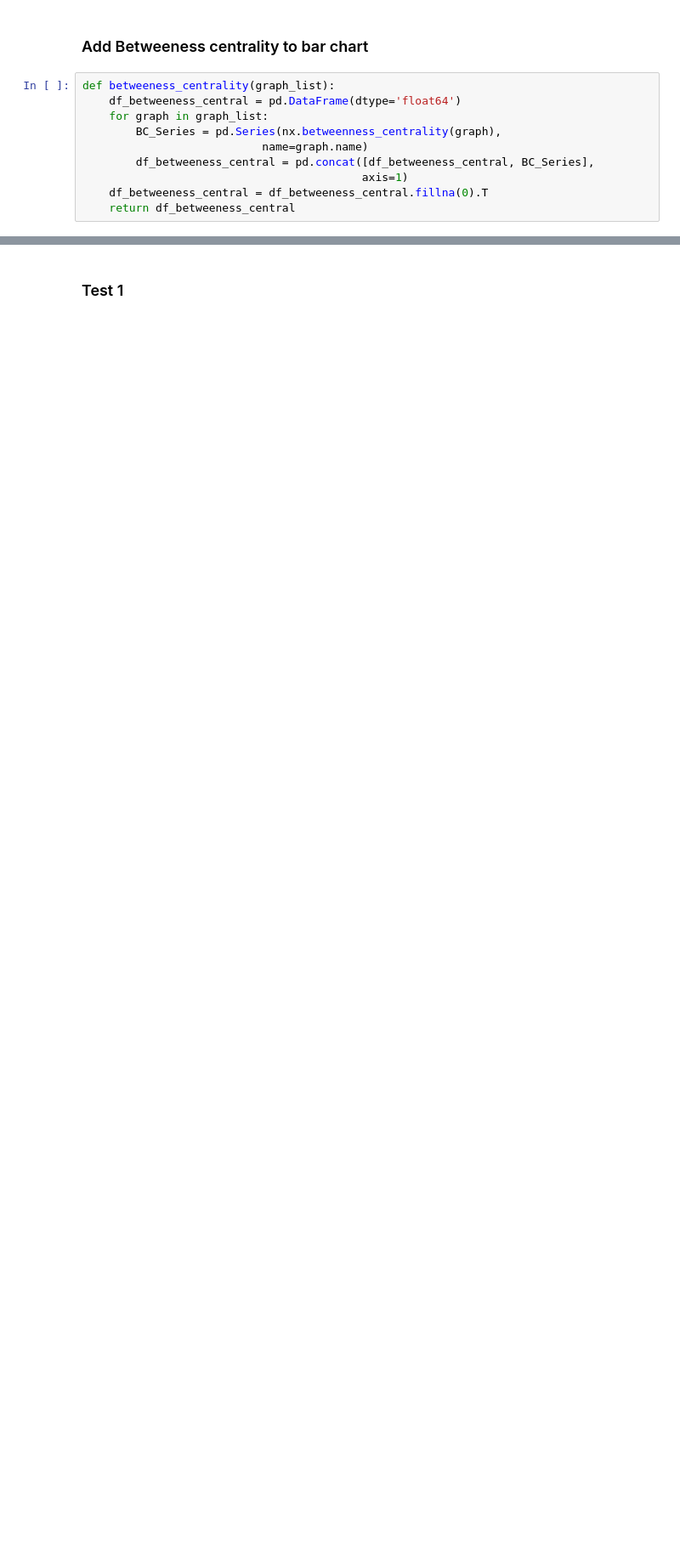
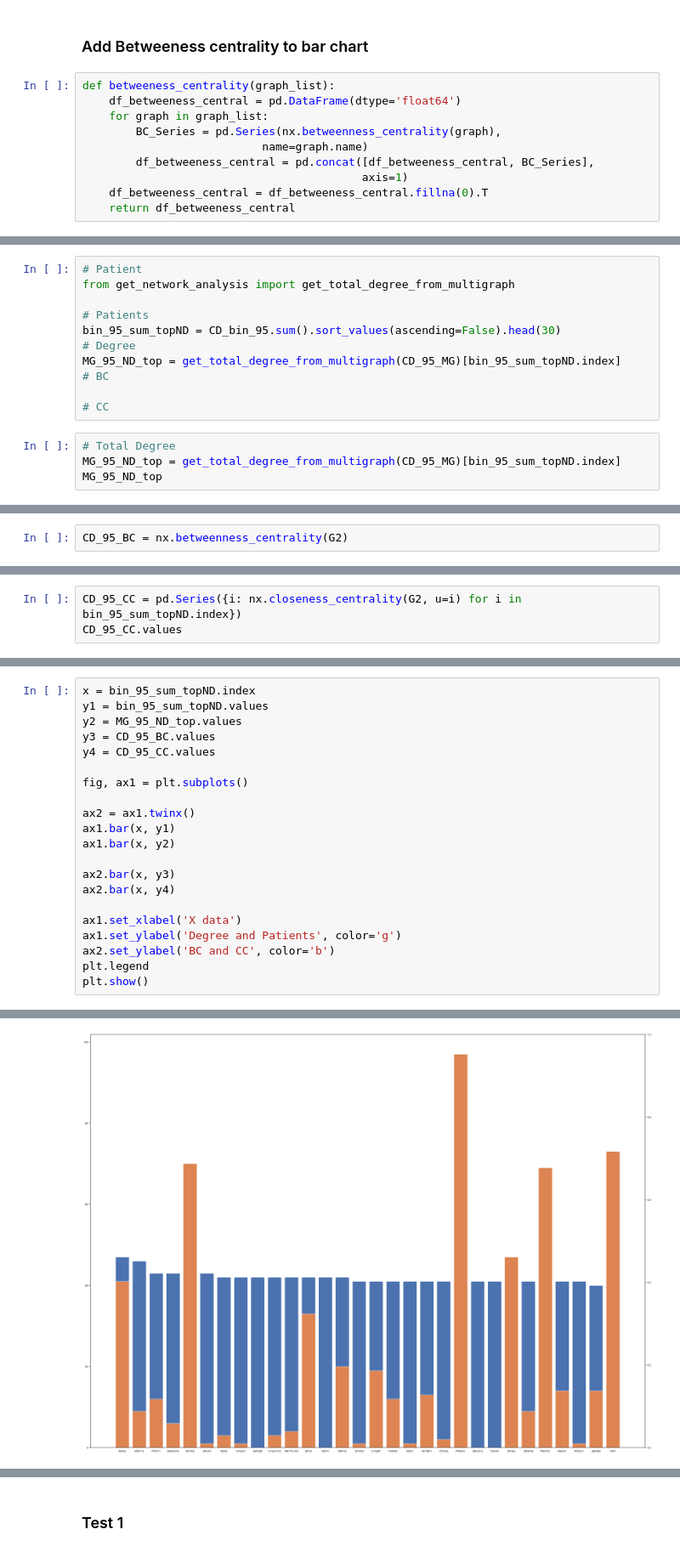
Before and after one commit to TomDoyleee/GenePy_Network_Integration, a Jupyter notebook: Results.ipynb, the cells around one changed output, grey strips where cells are left out. Shown at 85% size. Saved outputs shown, nothing was run; the diff lists cells and outputs as text; blank space fills up the shorter version.

```diff
--- a/Results.ipynb
+++ b/Results.ipynb
@@ -408,0 +401,15 @@ dtype: float64
+# %%
+# Patient
+from get_network_analysis import get_total_degree_from_multigraph
+
+# Patients
+bin_95_sum_topND = CD_bin_95.sum().sort_values(ascending=False).head(30)
+# Degree
+MG_95_ND_top = get_total_degree_from_multigraph(CD_95_MG)[bin_95_sum_topND.index]
+# BC
+
+# CC
+# %%
+# Total Degree
+MG_95_ND_top = get_total_degree_from_multigraph(CD_95_MG)[bin_95_sum_topND.index]
+MG_95_ND_top
@@ -408,0 +434,2 @@ dtype: float64
+# %%
+CD_95_BC = nx.betweenness_centrality(G2)
@@ -408,0 +458,3 @@ dtype: float64
+# %%
+CD_95_CC = pd.Series({i: nx.closeness_centrality(G2, u=i) for i in bin_95_sum_topND.index})
+CD_95_CC.values
@@ -408,0 +506,22 @@ dtype: float64
+# %%
+x = bin_95_sum_topND.index
+y1 = bin_95_sum_topND.values
+y2 = MG_95_ND_top.values
+y3 = CD_95_BC.values
+y4 = CD_95_CC.values
+
+fig, ax1 = plt.subplots()
+
+ax2 = ax1.twinx()
+ax1.bar(x, y1)
+ax1.bar(x, y2)
+
+ax2.bar(x, y3)
+ax2.bar(x, y4)
+
+ax1.set_xlabel('X data')
+ax1.set_ylabel('Degree and Patients', color='g')
+ax2.set_ylabel('BC and CC', color='b')
+plt.legend
+plt.show()
+# %% [output]
@@ -408,0 +529 @@ dtype: float64
+[figure, added]
```
Also changed, not shown: parts of 28 cells of this notebook.
